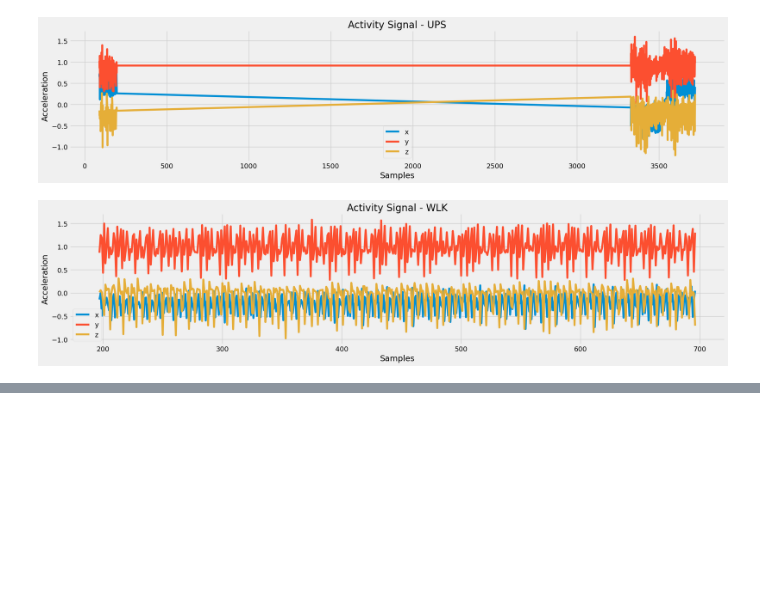
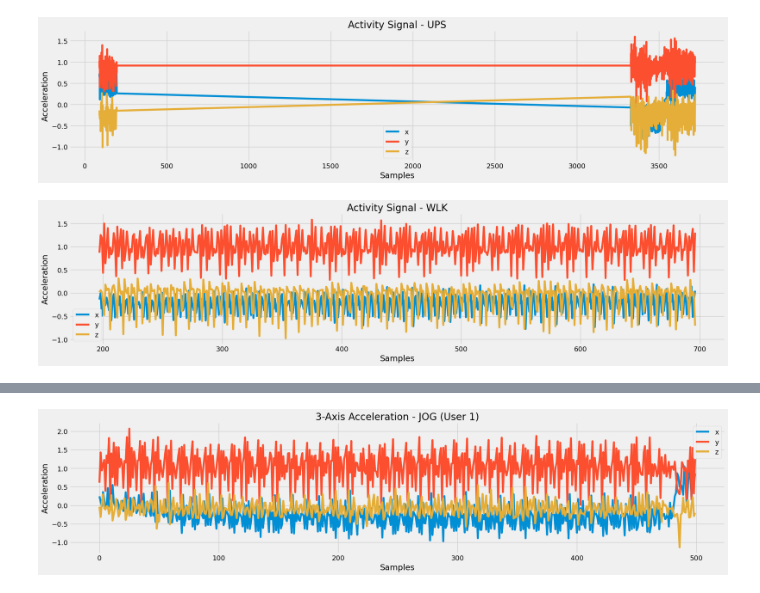
Before and after one commit to denzelnguyen/fitness-tracker-FIT, a Jupyter notebook: src/visualization/visualize.ipynb, the cells around one changed output, grey strips where cells are left out. Saved outputs shown, nothing was run; the diff lists cells and outputs as text; code cells hidden in the pictures; blank space fills up the shorter version.

Commit message:
giai thich cho visualize

```diff
--- a/src/visualization/visualize.ipynb
+++ b/src/visualization/visualize.ipynb
@@ -89,108 +165,25 @@ for label in labels:
 # %%
-
-# 5. Compare Participants
-
-activity = "wlk"
-users = df[df["category"] == activity]["user_id"].unique()[:2]
-
-plt.figure()
-for u in users:
-    u_df = df[(df["category"] == activity) & (df["user_id"] == u)].head(500)
-    plt.plot(u_df["acc_y"].reset_index(drop=True), label=f"user_{u}")
-s
-plt.title(f"User Comparison - {activity.upper()}")
-plt.xlabel("Samples")
-plt.ylabel("Acc Y")
-plt.legend()
-plt.tight_layout()
-plt.savefig(f"../../reports/figures/user_comparison_{activity}.png", dpi=150)
-plt.show()
-
 # 6. Multiple Axes Plot
 
 label = "jog"
 user = df[df["category"] == label]["user_id"].iloc[0]
 
 multi_axis_df = (
     df.query(f"category == '{label}' and user_id == {user}")
     .head(500)
     .reset_index(drop=True)
 )
 
 plt.figure()
 plt.plot(multi_axis_df["acc_x"], label="x")
 plt.plot(multi_axis_df["acc_y"], label="y")
 plt.plot(multi_axis_df["acc_z"], label="z")
 plt.title(f"3-Axis Acceleration - {label.upper()} (User {user})")
 plt.xlabel("Samples")
 plt.ylabel("Acceleration")
 plt.legend()
 plt.tight_layout()
 plt.savefig(f"../../reports/figures/3axis_{label}_user{user}.png", dpi=150)
 plt.show()
-
-# 7. Distribution and Correlation
-
-corr_df = df[["acc_x", "acc_y", "acc_z", "gyr_x", "gyr_y", "gyr_z"]].corr()
-
-plt.figure(figsize=(10, 8))
-sns.heatmap(corr_df, annot=True, fmt=".2f", cmap="coolwarm")
-plt.title("Sensor Correlation Heatmap")
-plt.tight_layout()
-plt.savefig("../../reports/figures/correlation_heatmap.png", dpi=150)
-plt.show()
-
-plt.figure()
-sns.boxplot(x="category", y="acc_y", data=df)
-plt.title("Acceleration Distribution per Activity")
-plt.xlabel("Activity")
-plt.ylabel("Acc Y")
-plt.tight_layout()
-plt.savefig("../../reports/figures/boxplot_acc_y.png", dpi=150)
-plt.show()
-
-# 8. Motion Shape
-
-scatter_df = df.sample(5000, random_state=42)
-
-plt.figure()
-sns.scatterplot(
-    x="acc_x",
-    y="acc_y",
-    hue="category",
-    data=scatter_df,
-    legend=False
-)
-plt.title("Motion Shape (Acc X vs Acc Y)")
-plt.xlabel("Acc X")
-plt.ylabel("Acc Y")
-plt.tight_layout()
-plt.savefig("../../reports/figures/scatter_motion_shape.png", dpi=150)
-plt.show()
-
-# 9. Mass Export Figures
-
-test_users = df["user_id"].unique()[:3]
-
-for label in labels:
-    for user in test_users:
-        subset = df.query(
-            f"category == '{label}' and user_id == {user}"
-        ).head(500)
-
-        if subset.empty:
-            continue
-
-        fig, ax = plt.subplots(nrows=2, sharex=True, figsize=(20, 10))
-
-        subset[["acc_x", "acc_y", "acc_z"]].plot(ax=ax[0])
-        ax[0].set_title(f"{label.upper()} - User {user}")
-        ax[0].set_ylabel("Acceleration")
-
-        subset[["gyr_x", "gyr_y", "gyr_z"]].plot(ax=ax[1])
-        ax[1].set_ylabel("Gyroscope")
-        ax[1].set_xlabel("Samples")
-
-        plt.tight_layout()
-        plt.savefig(f"../../reports/figures/{label}_user{user}.png", dpi=150)
-        plt.close(fig)
+# %% [output]
+[figure, added]
```
Also changed, not shown: parts of 11 cells of this notebook.
